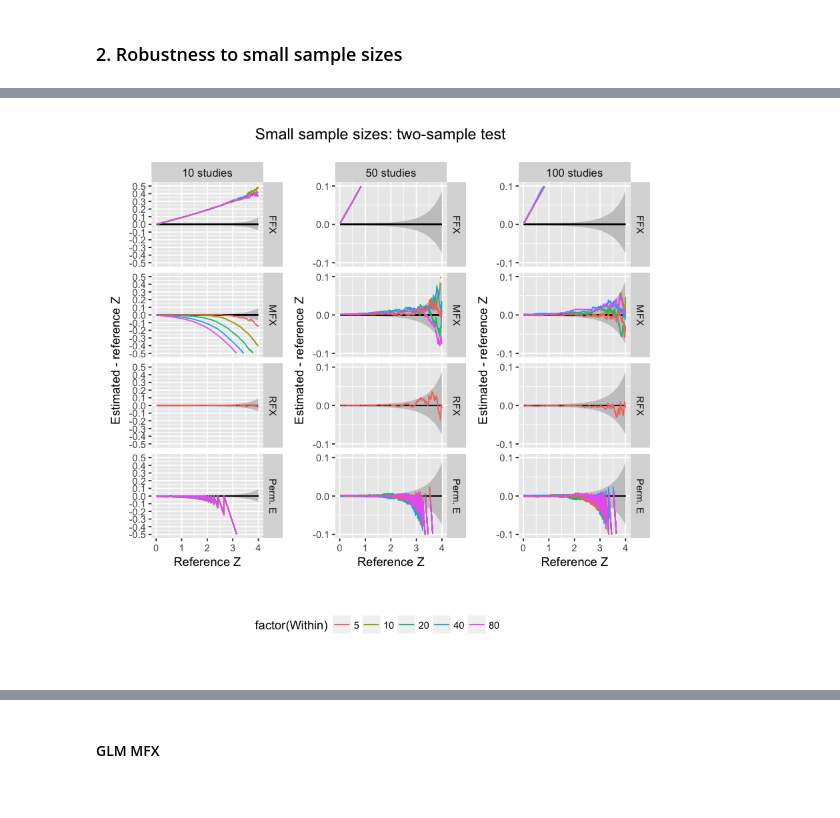
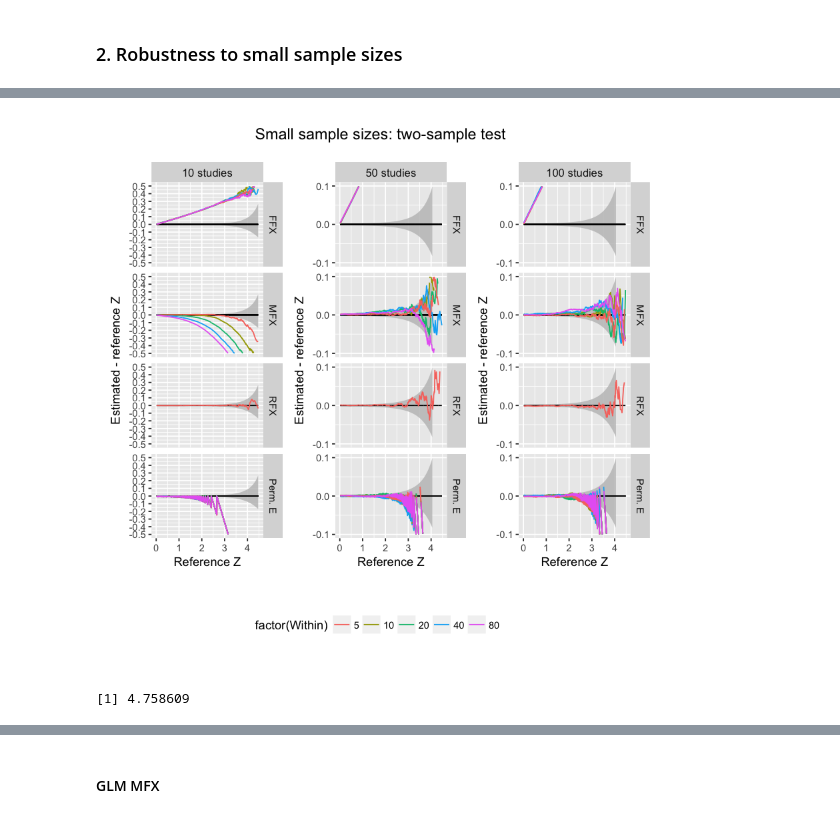
Before and after one commit to cmaumet/zmeta, a Jupyter notebook: Scripts/simulations/lib/plot_simulations.ipynb, the cells around one changed output, grey strips where cells are left out. Cells and saved outputs as stored; diff of their text form; code cells hidden in the pictures.

```diff
--- a/Scripts/simulations/lib/plot_simulations.ipynb
+++ b/Scripts/simulations/lib/plot_simulations.ipynb
@@ -164,8 +152,6 @@ Warning message:
 # %%
 plot_sample_sizes(
-    subset(con_data_2_small_sample,
-          ((methods %in% c("megaRFX") & Between==1) | !(methods %in% c("megaRFX"))) &
-           expectedz<4),
+    subset(con_data_2_small_sample, ((methods %in% c("megaRFX") & Between==1) | !(methods %in% c("megaRFX")))),
     title='two-sample test', lim=c(0.5, 0.1, 0.1),
-    filename=file.path("..", "..", "..", "..", "zmeta_paper", "figures", "samplesizes_test2"))
+    filename=file.path("..", "..", "..", "..", "zmeta_paper", "figures", "samplesizes_test2"), max_z=4.5)
 # %% [output]
@@ -180,3 +163,7 @@ Warning message:
-[figure, old version]
+[figure, new version]
+# %%
+max(con_data_2_small_sample[con_data_2_small_sample$nStudies==100,]$expectedz)
+# %% [output]
+[1] 4.758609
 # %%
 plot_sample_sizes(
```
Also changed, not shown: parts of 15 cells of this notebook, 4 other files.
